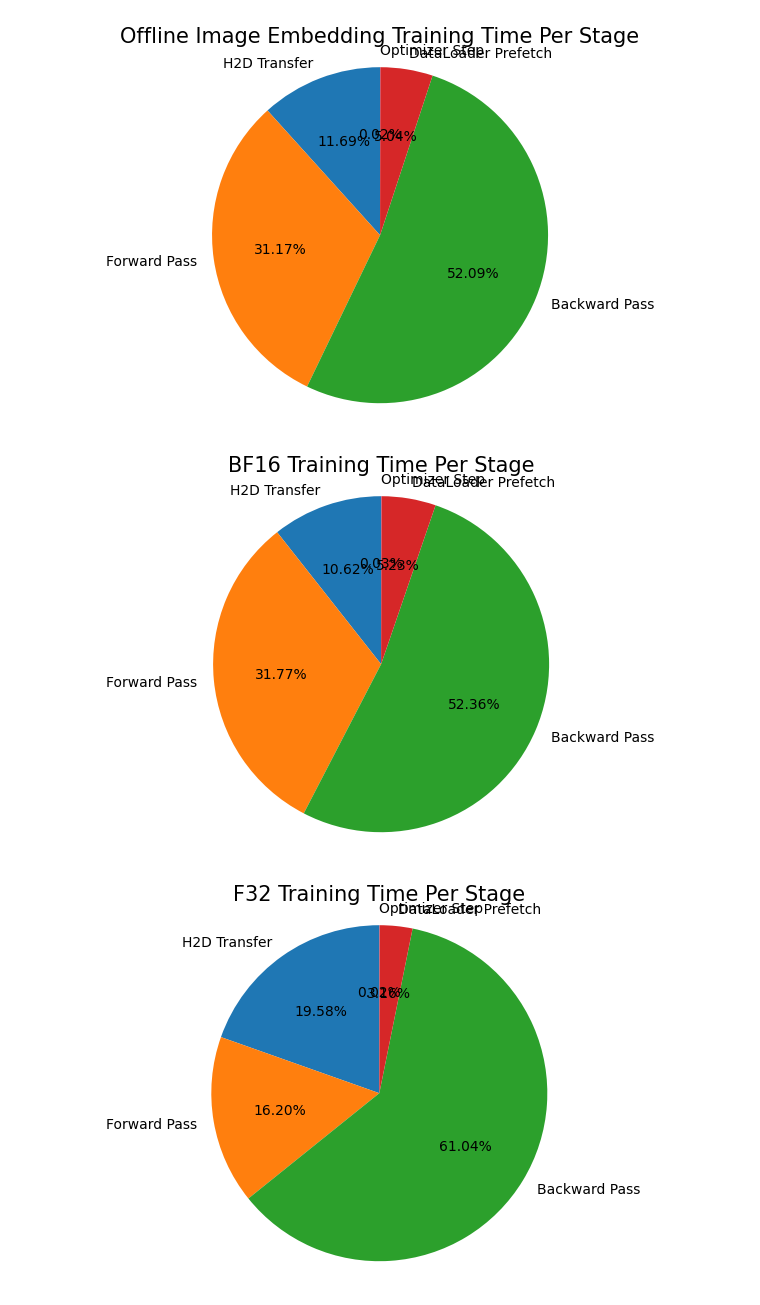
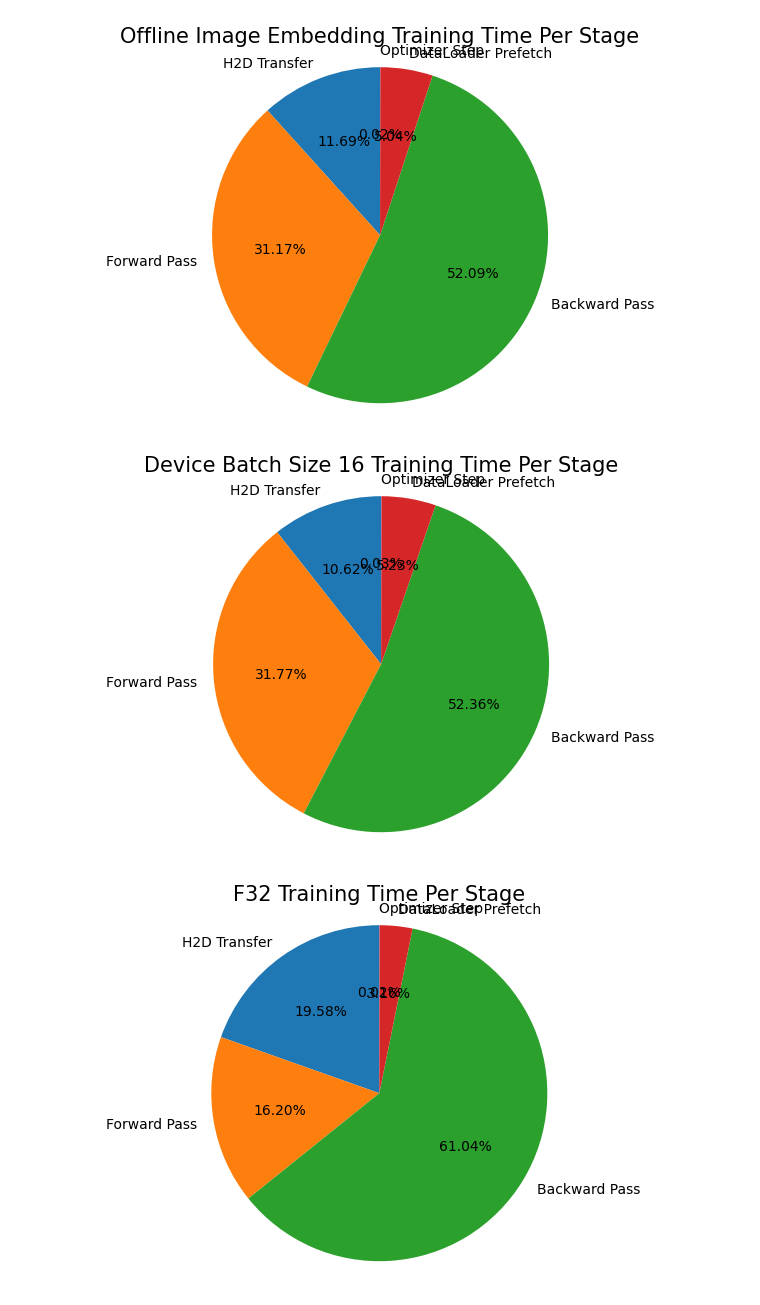
Before and after one commit to AlexanderSwartz/multimodal-nanochat, a Jupyter notebook: scripts/analyze_wandb_runs.ipynb, the cells around one changed output. Saved outputs shown, nothing was run; the diff lists cells and outputs as text; code cells hidden in the pictures.

```diff
--- a/scripts/analyze_wandb_runs.ipynb
+++ b/scripts/analyze_wandb_runs.ipynb
@@ -699,27 +699,29 @@ plt.show()
 # %%
 # from run baseline_deviceBS16_bfloat16_profileFalse
 # 1. Define your data
 labels = ['H2D Transfer', 'Forward Pass', 'Backward Pass', 'DataLoader Prefetch', "Optimizer Step"]
 sizes = [358.553  , 1072.616  , 1767.721   , 176.555  , 0.870 ] # These represent the values or percentages for each slice
 
 # 2. Create the pie chart
 fig, ax = plt.subplots()
 ax.pie(
     sizes,
     labels=labels,
     autopct='%1.2f%%', # Automatically formats the values as percentages
     startangle=90      # Rotates the start of the pie chart by 90 degrees
 )
 
 # 3. Ensure the pie chart is drawn as a perfect circle
 ax.axis('equal')
 
 # 4. Display or save the chart
-plt.title("BF16 Training Time Per Stage", size=15)
+# plt.title("BF16 Training Time Per Stage", size=15)
+plt.title("Device Batch Size 16 Training Time Per Stage", size=15)
+
 plt.show()
 # Or save it to a file using: plt.savefig('my_pie_chart.png')
 # %% [output]
-[figure, old version]
+[figure, new version]
 # %%
 # from run baseline_deviceBS16_bfloat16_profileFalse
 # 1. Define your data
```
Also changed, not shown: parts of 5 cells of this notebook.
